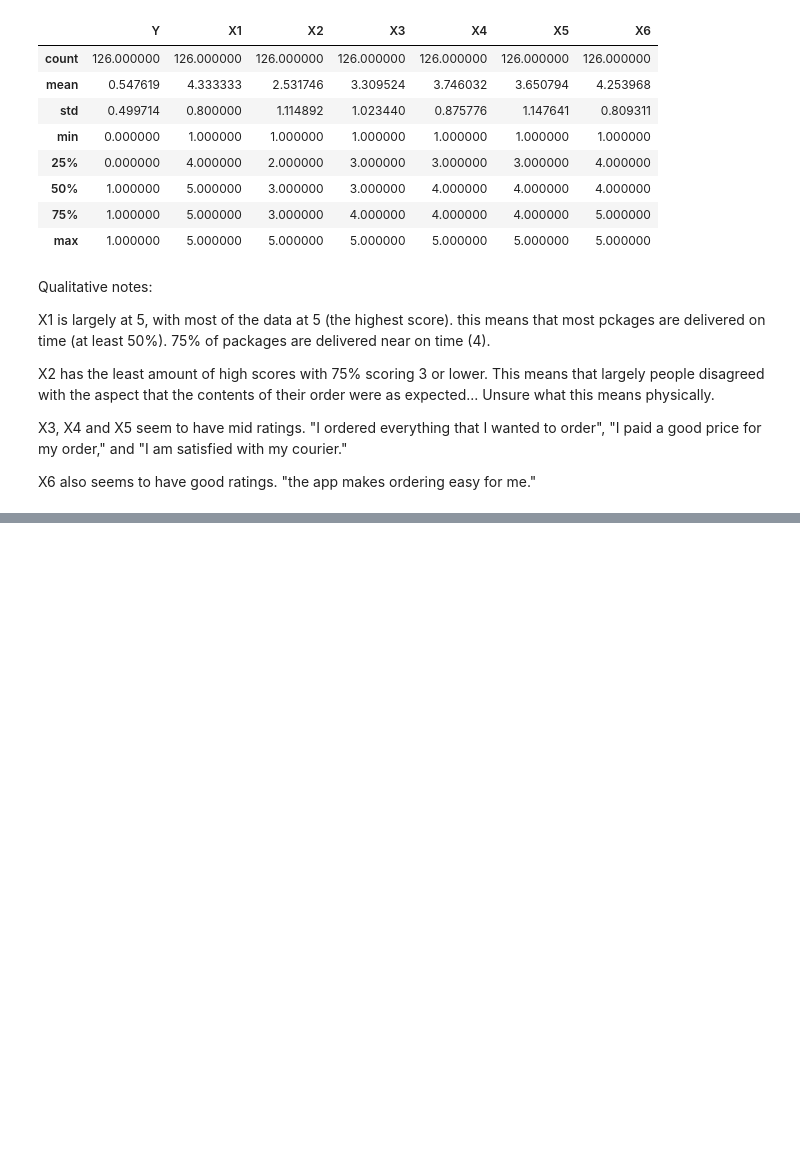
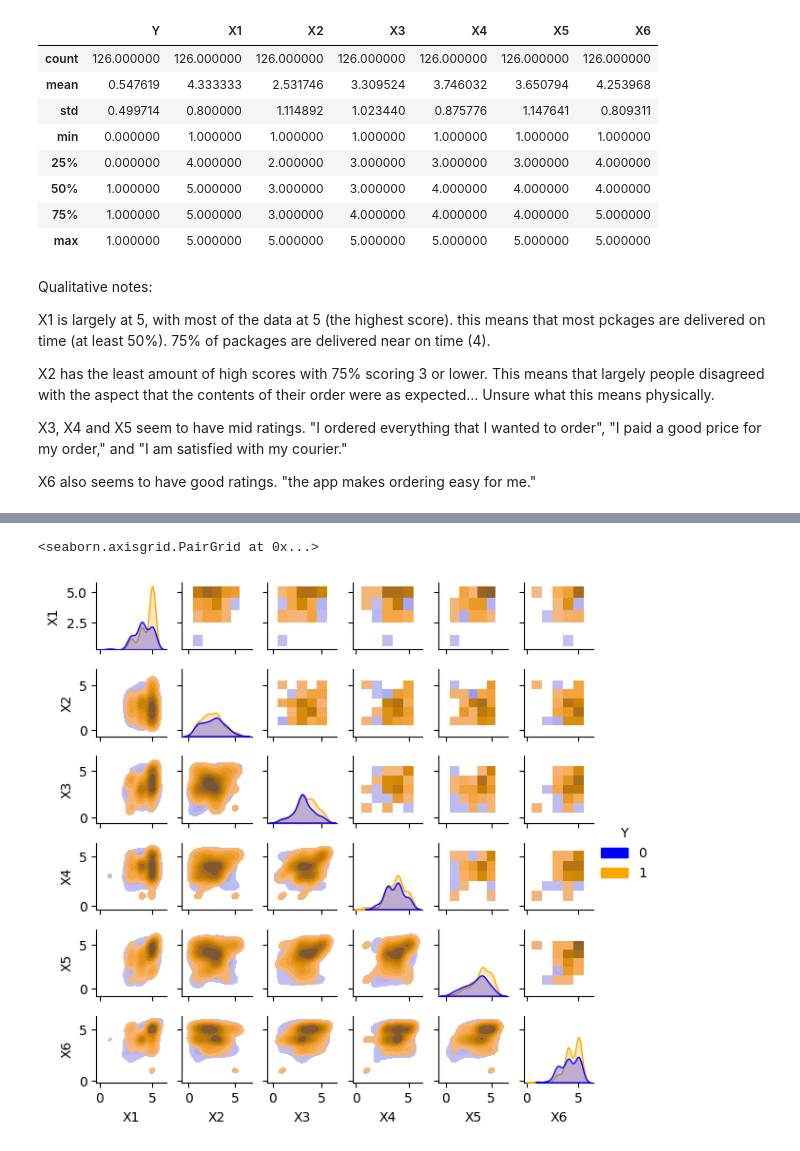
Before and after one commit to ZachBurghgraef/Happy-Customers-Streamlit-App, a Jupyter notebook: notebooks/exploration/exploratory.ipynb, the cells around one changed output, grey strips where cells are left out. Drawn from its saved outputs; the diff is of its cells as text; code cells hidden in the pictures; blank space fills up the shorter version.

```diff
--- a/notebooks/exploration/exploratory.ipynb
+++ b/notebooks/exploration/exploratory.ipynb
@@ -25,7 +26,12 @@ import sklearn
 # %%
 # importing the data into data frame
-filename = r"ACME-HappinessSurvey2020.csv"
+filename = r"../../data/raw/ACME-HappinessSurvey2020.csv"
 df = pd.read_csv(filename)
+# for x in ["X1", "X2", "X3", "X4", "X5", "X6"]:
+#     df[x] = pd.Categorical(df[x],
+#                            categories=[1,2,3,4,5],
+#                            ordered=True
+#                            )
 df.describe()
 # %% [output]
 |  | Y | X1 | X2 | X3 | X4 | X5 | X6 |
@@ -96,29 +55,0 @@ from sklearn.preprocessing import StandardScaler
-# %%
-"""Linear SVC with standard scaler"""
-
-
-parameters = {#'model__kernel':('linear'),
-            'model__C':np.logspace(-4,7,5),
-            # 'preprocessor__Normalize__norm':['max','l2'],
-            # 'model__degree':[2,3,4,5,6,7,8,9,10],
-            # 'model__gamma':np.logspace(-4,4,5),
-            }
-
-
-# Defining preprocessing steps
-preprocessor = Pipeline(steps = [
-    ('Scaler', StandardScaler()),
-    # ('Normalize', Normalizer(norm = 'max')),
-])
-# Build pipeline
-my_pipeline = Pipeline(steps=[
-    # ('preprocessor', preprocessor),
-    ('model', SVC(kernel='linear'))
-    ])
-
-
-
-clf = GridSearchCV(my_pipeline, parameters, error_score='raise', verbose=True)
-clf.fit(X, Y)
-df = pd.DataFrame(clf.cv_results_)
-df
@@ -126,0 +71,12 @@ Fitting 5 folds for each of 5 candidates, totalling 25 fits
+# %%
+palette = {0: "blue", 1: "orange"}
+
+g = sns.PairGrid(data=df, hue="Y", hue_order=[0, 1], palette=palette,height=1, aspect=1)
+g.map_upper(sns.histplot, discrete=True, palette=palette)
+g.map_lower(sns.kdeplot, fill=True, palette=palette)
+# g.map_diag(sns.histplot, discrete=True, palette=palette)
+g.map_diag(sns.kdeplot, palette = palette, fill=True)
+g.add_legend()
+# %% [output]
+<seaborn.axisgrid.PairGrid at 0x...>
+[figure, added]
```
Also changed, not shown: parts of 16 cells of this notebook, 23 other files.
